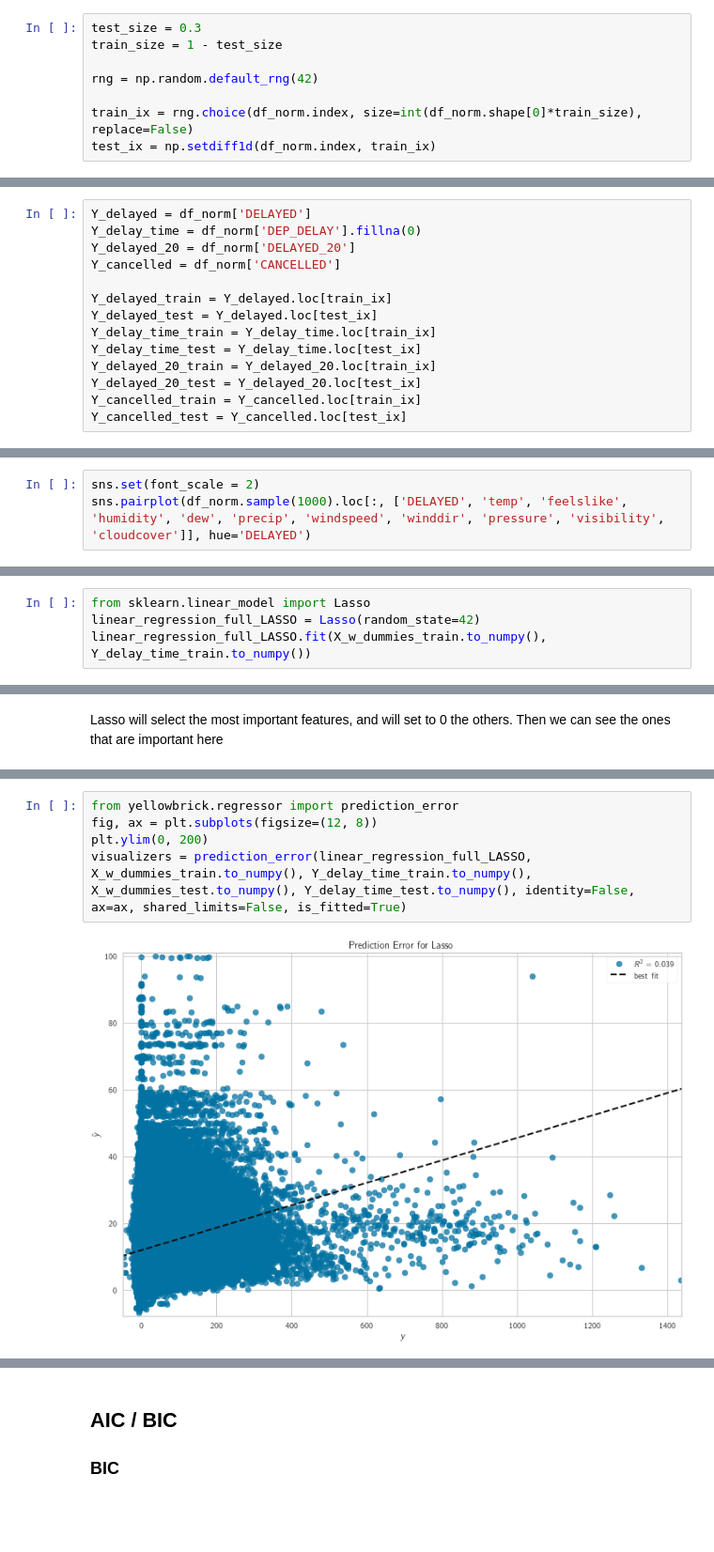
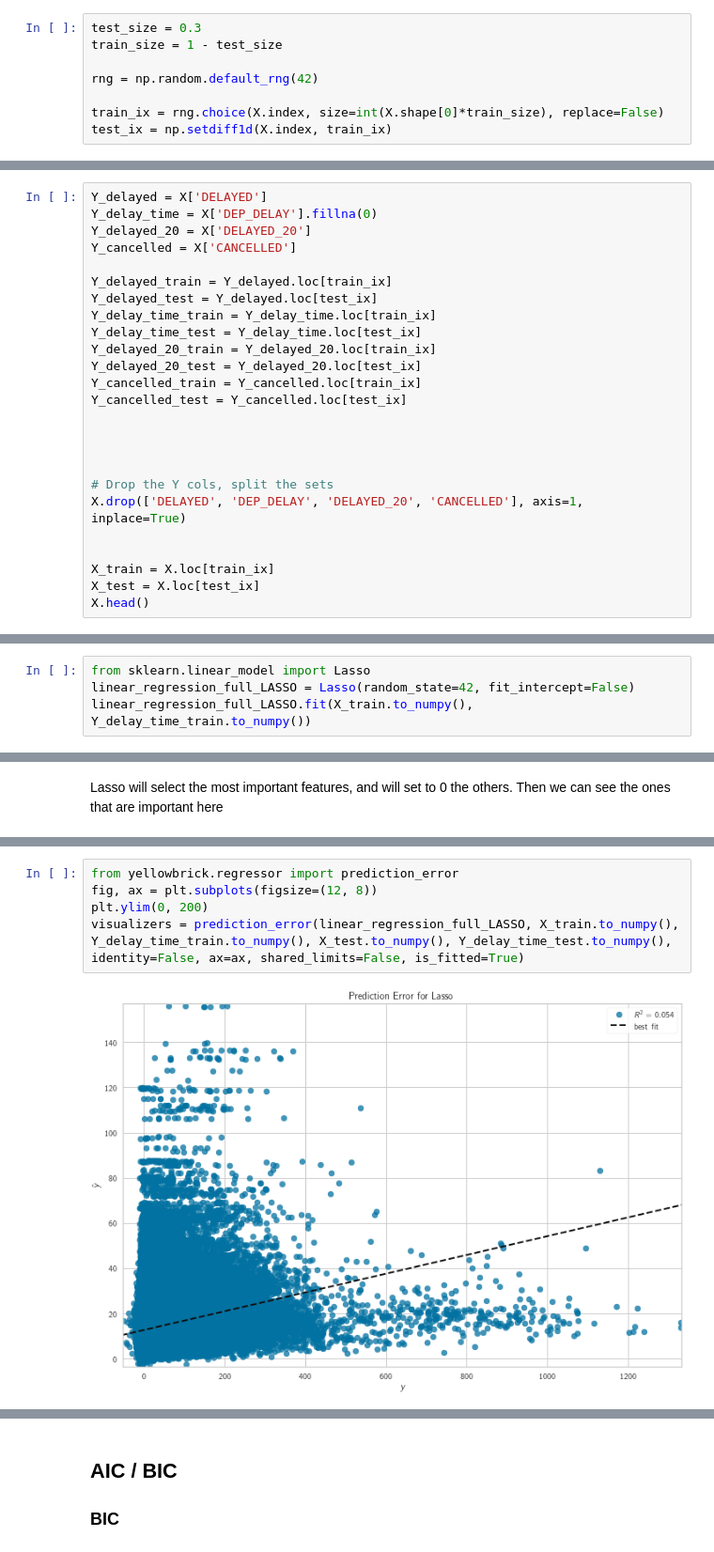
Before and after one commit to sbarrios93/Flight-Predictions-Project, a Jupyter notebook: scratchpad.ipynb, the cells around one changed output, grey strips where cells are left out. Shown at 94% size. Drawn from its saved outputs; the diff is of its cells as text; blank space fills up the shorter version.

```diff
--- a/scratchpad.ipynb
+++ b/scratchpad.ipynb
@@ -492,6 +544,6 @@ train_size = 1 - test_size
 
 rng = np.random.default_rng(42)
 
-train_ix = rng.choice(df_norm.index, size=int(df_norm.shape[0]*train_size), replace=False)
-test_ix = np.setdiff1d(df_norm.index, train_ix)
+train_ix = rng.choice(X.index, size=int(X.shape[0]*train_size), replace=False)
+test_ix = np.setdiff1d(X.index, train_ix)
 # %% [markdown]
@@ -499,8 +551,8 @@ we first set up different Y, for different predictions. Then drop them from
 # %%
-Y_delayed = df_norm['DELAYED']
-Y_delay_time = df_norm['DEP_DELAY'].fillna(0)
-Y_delayed_20 = df_norm['DELAYED_20']
-Y_cancelled = df_norm['CANCELLED']
+Y_delayed = X['DELAYED']
+Y_delay_time = X['DEP_DELAY'].fillna(0)
+Y_delayed_20 = X['DELAYED_20']
+Y_cancelled = X['CANCELLED']
 
 Y_delayed_train = Y_delayed.loc[train_ix]
 Y_delayed_test = Y_delayed.loc[test_ix]
@@ -510,3 +562,14 @@ Y_delayed_20_train = Y_delayed_20.loc[train_ix]
 Y_delayed_20_test = Y_delayed_20.loc[test_ix]
 Y_cancelled_train = Y_cancelled.loc[train_ix]
 Y_cancelled_test = Y_cancelled.loc[test_ix]
+
+
+
+
+# Drop the Y cols, split the sets
+X.drop(['DELAYED', 'DEP_DELAY', 'DELAYED_20', 'CANCELLED'], axis=1, inplace=True)
+
+
+X_train = X.loc[train_ix]
+X_test = X.loc[test_ix]
+X.head()
@@ -547,6 +601,3 @@ min     -1.479968e-01
 75%     -1.479968e-01
 max      3.852016e+01
 Name: precip, dtype: float64
-# %%
-sns.set(font_scale = 2)
-sns.pairplot(df_norm.sample(1000).loc[:, ['DELAYED', 'temp', 'feelslike', 'humidity', 'dew', 'precip', 'windspeed', 'winddir', 'pressure', 'visibility', 'cloudcover']], hue='DELAYED')
@@ -636,6 +663,6 @@ printmd(f'### MSE: {mse}\n### RMSE: {np.sqrt(mse)}')
 ### Lasso Regression
 # %%
 from sklearn.linear_model import Lasso
-linear_regression_full_LASSO = Lasso(random_state=42)
-linear_regression_full_LASSO.fit(X_w_dummies_train.to_numpy(), Y_delay_time_train.to_numpy())
+linear_regression_full_LASSO = Lasso(random_state=42, fit_intercept=False)
+linear_regression_full_LASSO.fit(X_train.to_numpy(), Y_delay_time_train.to_numpy())
 # %% [output]
@@ -674,10 +700,10 @@ printmd(f'### MSE: {mse}\n### RMSE: {np.sqrt(mse)}')
 # %%
 from yellowbrick.regressor import prediction_error
 fig, ax = plt.subplots(figsize=(12, 8))
 plt.ylim(0, 200)
-visualizers = prediction_error(linear_regression_full_LASSO, X_w_dummies_train.to_numpy(), Y_delay_time_train.to_numpy(), X_w_dummies_test.to_numpy(), Y_delay_time_test.to_numpy(), identity=False, ax=ax, shared_limits=False, is_fitted=True)
+visualizers = prediction_error(linear_regression_full_LASSO, X_train.to_numpy(), Y_delay_time_train.to_numpy(), X_test.to_numpy(), Y_delay_time_test.to_numpy(), identity=False, ax=ax, shared_limits=False, is_fitted=True)
 # %% [output]
-[figure, old version]
+[figure, new version]
 # %%
 from yellowbrick.regressor import residuals_plot
 fig, ax = plt.subplots(figsize=(12, 8))
```
Also changed, not shown: parts of 55 cells of this notebook, 1 other file.
